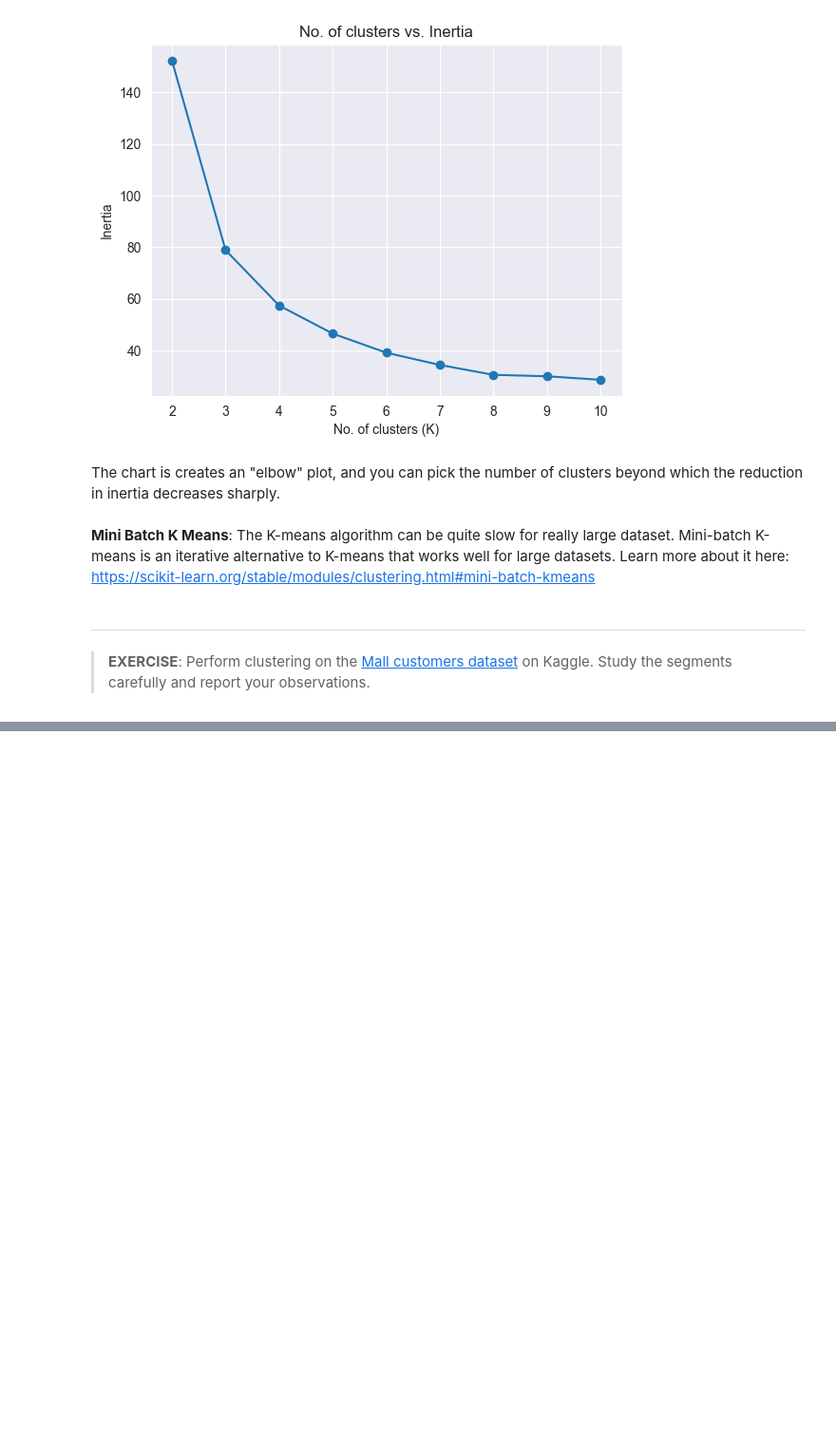
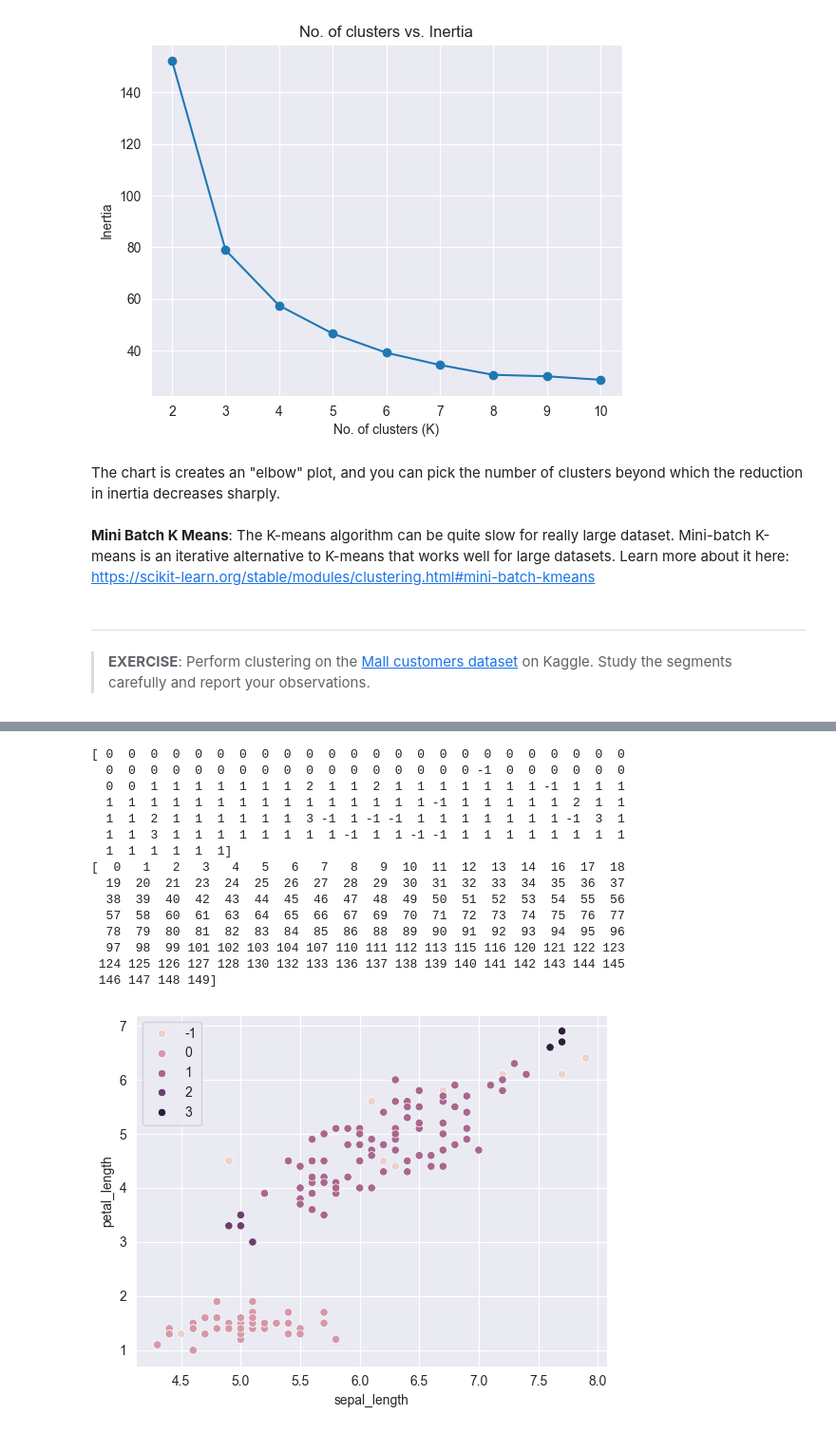
Before and after one commit to McLight-Note/AI-self-study, a Jupyter notebook: Project_12_Repeating/Unsupervised Learning/file.ipynb, the cells around one changed output, grey strips where cells are left out. Shown at 95% size. Saved outputs shown, nothing was run; the diff lists cells and outputs as text; code cells hidden in the pictures; blank space fills up the shorter version.

```diff
--- a/Project_12_Repeating/Unsupervised Learning/file.ipynb
+++ b/Project_12_Repeating/Unsupervised Learning/file.ipynb
@@ -398,0 +307,26 @@ Subclasses:
+# %%
+def try_params(a, b):
+    model = DBSCAN(eps=a, min_samples=b)
+    model.fit(X)
+    print(model.labels_)
+    print(model.core_sample_indices_)
+    sns.scatterplot(data=X, x='sepal_length', y='petal_length', hue=model.labels_)
+# %%
+try_params(0.5, 3)
+# %% [output]
+[ 0  0  0  0  0  0  0  0  0  0  0  0  0  0  0  0  0  0  0  0  0  0  0  0
+  0  0  0  0  0  0  0  0  0  0  0  0  0  0  0  0  0 -1  0  0  0  0  0  0
+  0  0  1  1  1  1  1  1  1  2  1  1  2  1  1  1  1  1  1  1 -1  1  1  1
+  1  1  1  1  1  1  1  1  1  1  1  1  1  1  1 -1  1  1  1  1  1  2  1  1
+  1  1  2  1  1  1  1  1  1  3 -1  1 -1 -1  1  1  1  1  1  1  1 -1  3  1
+  1  1  3  1  1  1  1  1  1  1  1 -1  1  1 -1 -1  1  1  1  1  1  1  1  1
+  1  1  1  1  1  1]
+[  0   1   2   3   4   5   6   7   8   9  10  11  12  13  14  16  17  18
+  19  20  21  23  24  25  26  27  28  29  30  31  32  33  34  35  36  37
+  38  39  40  42  43  44  45  46  47  48  49  50  51  52  53  54  55  56
+  57  58  60  61  63  64  65  66  67  69  70  71  72  73  74  75  76  77
+  78  79  80  81  82  83  84  85  86  88  89  90  91  92  93  94  95  96
+  97  98  99 101 102 103 104 107 110 111 112 113 115 116 120 121 122 123
+ 124 125 126 127 128 130 132 133 136 137 138 139 140 141 142 143 144 145
+ 146 147 148 149]
+[figure, added]
```
Also changed, not shown: parts of 28 cells of this notebook.
